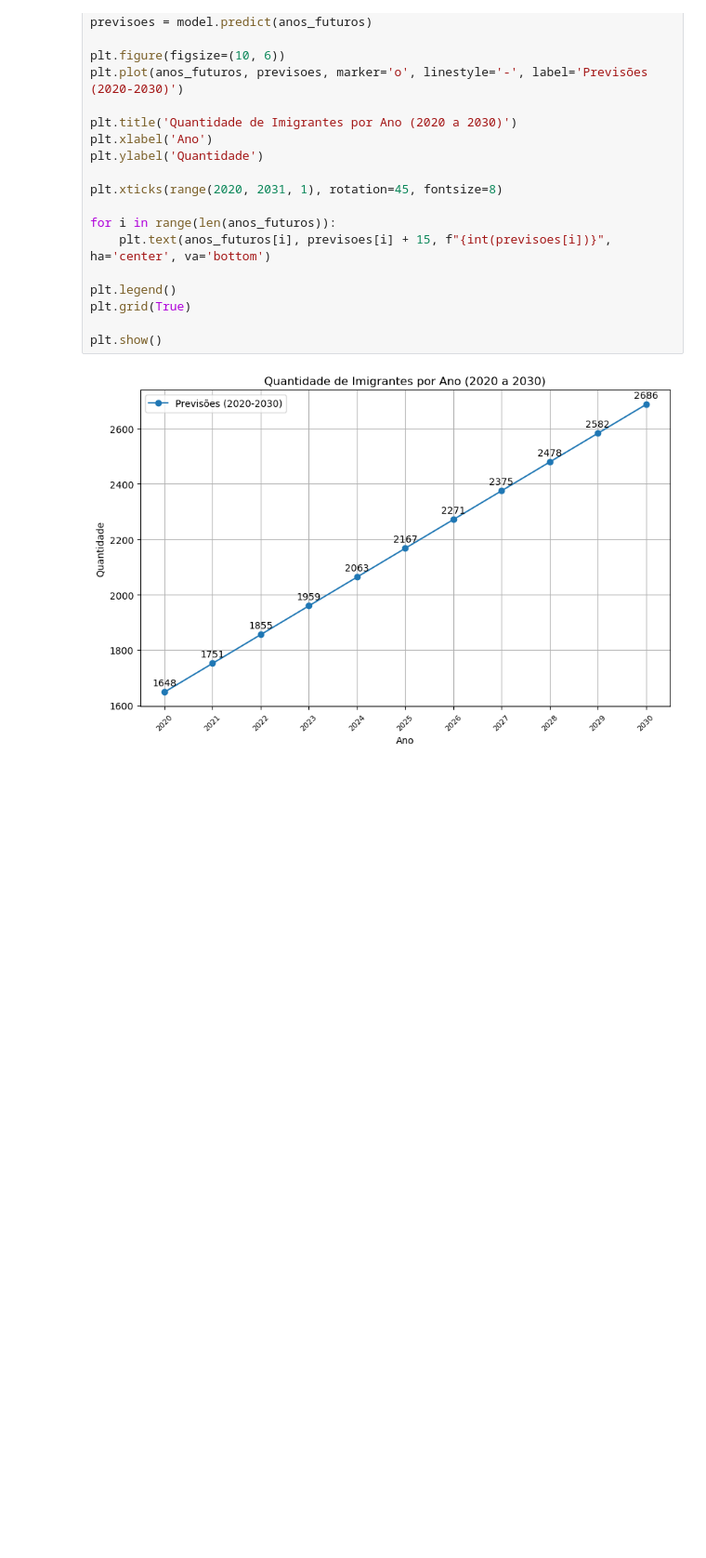
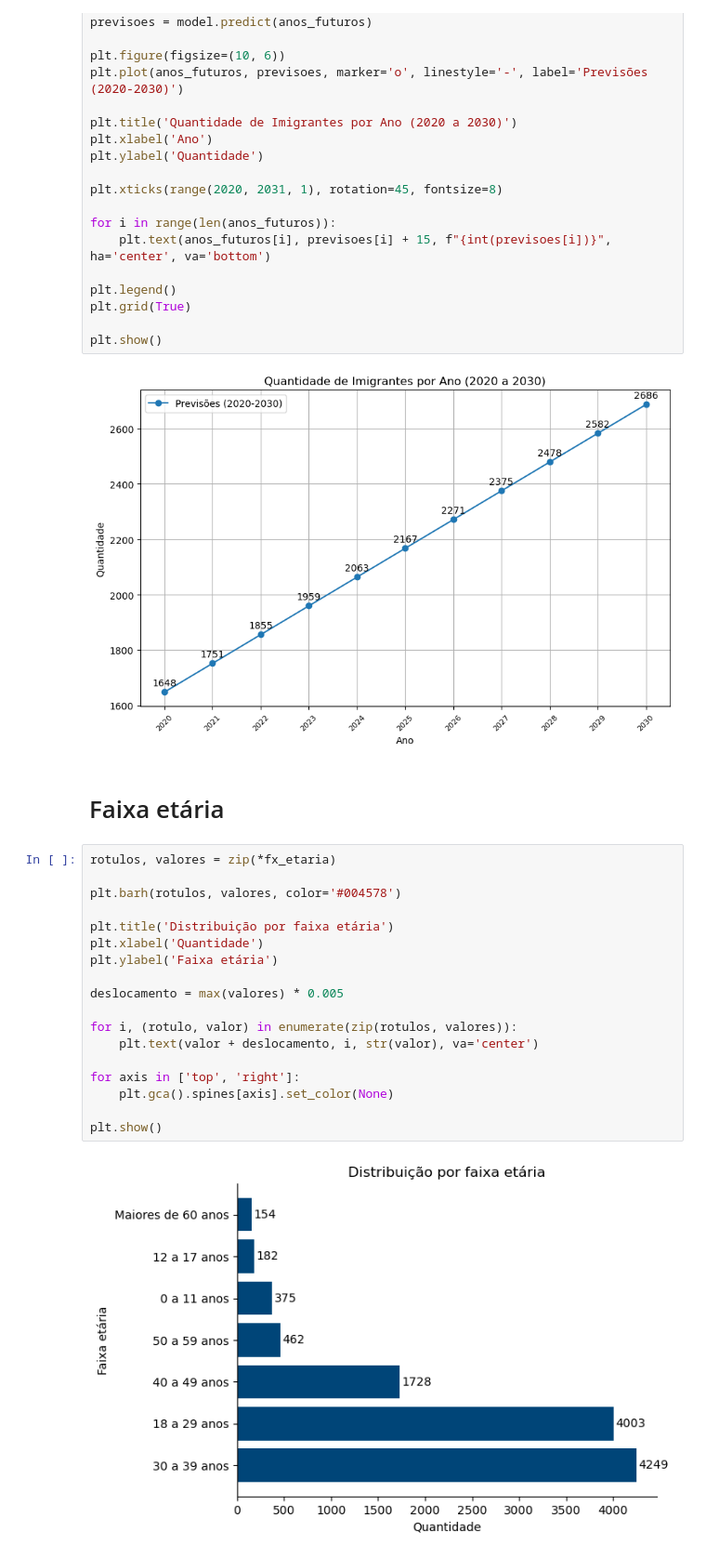
Before and after one commit to VictorHugo11/analise_imigrante, a Jupyter notebook: imigrantes.ipynb, the cells around one changed output. Shown at 93% size. Cells and saved outputs as stored; diff of their text form; blank space fills up the shorter version.

```diff
--- a/imigrantes.ipynb
+++ b/imigrantes.ipynb
@@ -782,3 +773,25 @@ plt.grid(True)
 plt.show()
 # %% [output]
 [figure]
+# %% [markdown]
+# Faixa etária
+# %%
+rotulos, valores = zip(*fx_etaria)
+
+plt.barh(rotulos, valores, color='#004578')
+
+plt.title('Distribuição por faixa etária')
+plt.xlabel('Quantidade')
+plt.ylabel('Faixa etária')
+
+deslocamento = max(valores) * 0.005
+
+for i, (rotulo, valor) in enumerate(zip(rotulos, valores)):
+    plt.text(valor + deslocamento, i, str(valor), va='center')
+
+for axis in ['top', 'right']:
+    plt.gca().spines[axis].set_color(None)
+
+plt.show()
+# %% [output]
+[figure, added]
```
Also changed, not shown: parts of 7 cells of this notebook.
